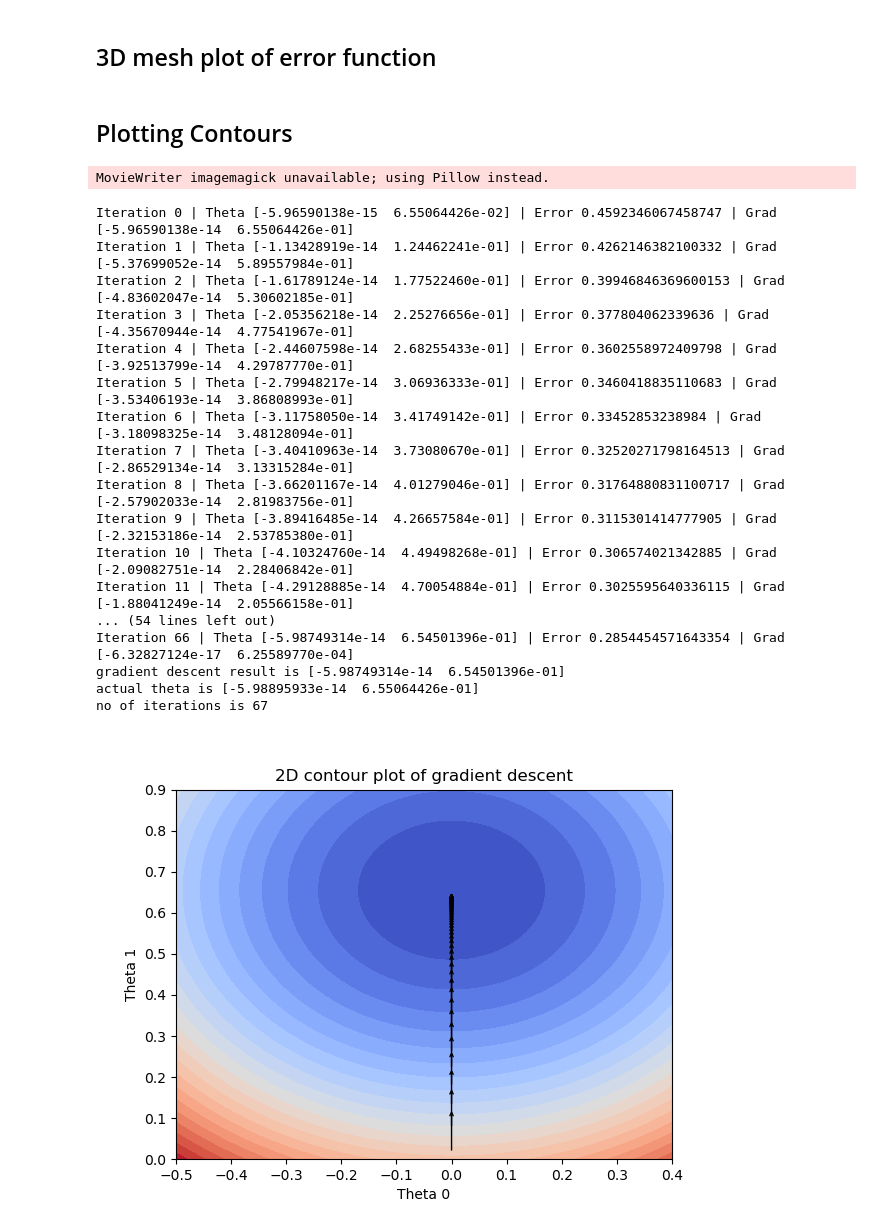
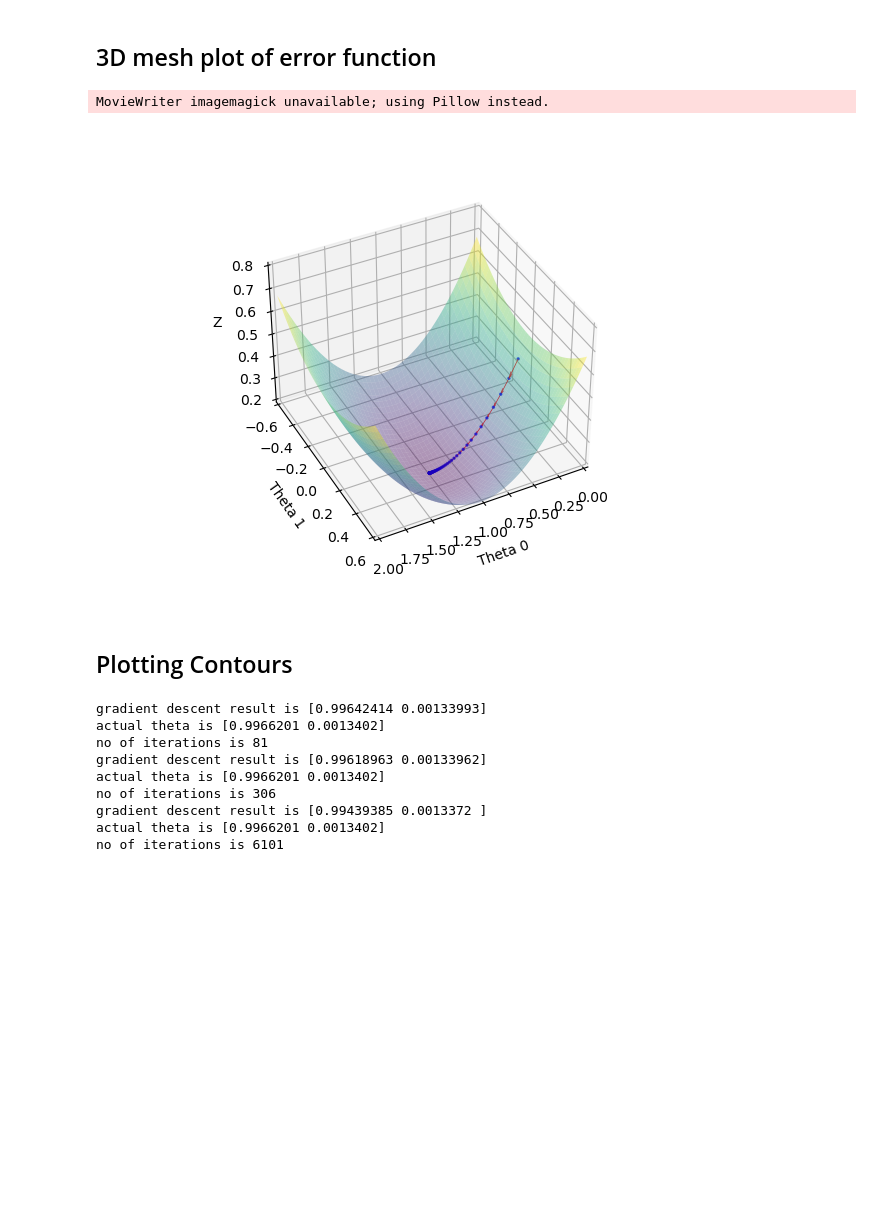
Before and after one commit to Aavegjain/COL774_A1, a Jupyter notebook: part1.ipynb, the cells around one changed output. Saved outputs shown, nothing was run; the diff lists cells and outputs as text; code cells hidden in the pictures; blank space fills up the shorter version.

```diff
--- a/part1.ipynb
+++ b/part1.ipynb
@@ -88,16 +87,21 @@ def gradient_descent(X, Y, learning_param):
 # %% [markdown]
 ## plotting  the data
 # %%
-# def plot_2d_plot(acid_arr,  acidities, Y, theta):
-#     plt.scatter(acid_arr, Y, label = "training set")
-#     plt.title("Training set vs hypothesis function")
+def plot_2d_plot(acid_arr,  acidities, Y, theta):
+    print(acidities)
+    print(acid_arr)
+    plt.scatter(acid_arr, Y, label = "training set")
+    plt.title("Training set vs hypothesis function")
 
-#     H_theta = np.matmul(  acidities, theta )
-#     # label = "slope = " + str(theta[1]) + "\n intercept = " + str(theta[0])
-#     plt.plot(acid_arr, H_theta, label = "hypothesis function", color = "green")
+    H_theta = np.matmul(  acidities, theta )
+    # label = "slope = " + str(theta[1]) + "\n intercept = " + str(theta[0])
+    plt.plot(acid_arr, H_theta, label = "hypothesis function", color = "green")
 
-#     plt.xlabel("X axis (normalized acidities)")
-#     plt.ylabel("Y axis (normalized densities)" )
+    plt.xlabel("X axis (normalized acidities)")
+    plt.ylabel("Y axis (Densities)" )
 
-#     plt.legend()
-#     plt.show()
+    plt.legend()
+    plt.show()
+
+theta, plot_data = gradient_descent(X, Y, 0.1)
+# plot_2d_plot(acid_arr, acidities, Y, theta)
@@ -106,8 +128,8 @@ def gradient_descent(X, Y, learning_param):
 # %%
 %matplotlib ipympl
 
-theta_x = np.arange(-0.5 , 0.5, 0.01 )
-theta_y = np.arange(0,1 , 0.01)
+theta_x = np.arange(0 , 2, 0.01 )
+theta_y = np.arange(-0.6 , 0.6 , 0.01)
 X_mesh, Y_mesh = np.meshgrid(theta_x, theta_y)
 # print(X_mesh)
 # print(Y_mesh)
@@ -132,11 +154,11 @@ def plot_3d_plot(plot_data, save_name):
     ax = fig.add_subplot(111, projection='3d')
     sc = ax.scatter([], [], [], c='b', marker='.', s = 8, alpha=0.7)
 
-    ax.set(xlim3d=(0, 0.5), xlabel='Theta 0')
-    ax.set(ylim3d=(0, 1), ylabel='Theta 1')
+    ax.set(xlim3d=(0, 2), xlabel='Theta 0')
+    ax.set(ylim3d=(-0.6, 0.6), ylabel='Theta 1')
     ax.set(zlim3d=(0.2, 0.8), zlabel='Z')
 
-    ax.plot_surface(X_mesh, Y_mesh, error_surface, alpha = 0.4)
+    ax.plot_surface(X_mesh, Y_mesh, error_surface, alpha = 0.4, cmap='viridis')
 
 
     # Initialization function
@@ -159,8 +181,8 @@ def plot_3d_plot(plot_data, save_name):
 
         return sc,
 
-    azim_angle = 11 # Adjust the azimuth angle (horizontal rotation)
-    elev_angle = 16  # Adjust the elevation angle (vertical rotation)
+    azim_angle = 63 # Adjust the azimuth angle (horizontal rotation)
+    elev_angle = 38  # Adjust the elevation angle (vertical rotation)
     ax.view_init(elev=elev_angle, azim=azim_angle)
 
 
@@ -172,7 +194,10 @@ def plot_3d_plot(plot_data, save_name):
     # Display the animation
     plt.show()
 # %%
-# plot_3d_plot(plot_data, "1_c_animation.png")
+plot_3d_plot(plot_data, "1_c_animation.png")
+# %% [output]
+MovieWriter imagemagick unavailable; using Pillow instead.
+[figure, added]
 # %% [markdown]
 ## Plotting Contours
 # %%
@@ -217,32 +245,22 @@ def plot_contours(plot_data, save_name, time_interval):
     plt.show()
 # %%
 
-# learning_params = [( 0.001, 20), (0.025, 200), (0.1,200) ]
-# learning_params = [(0.001, 1),  (0.025, 200)]
-learning_params = [(0.1, 200)]
+learning_params = [(0.1, 200), (0.025, 200), (0.001, 2)  ]
+# learning_params = [(0.025, 200)]
+# learning_params = [(0.1, 200)]
 for learning_param, time_interval in learning_params:
     theta, plot_data = gradient_descent(X, Y, learning_param)
-    plot_contours(plot_data, f"1_e_animation_{learning_param}.png", time_interval)
+    # plot_contours(plot_data, f"1_e_animation_{learning_param}.png", time_interval)
 # %% [output]
-MovieWriter imagemagick unavailable; using Pillow instead.
+gradient descent result is [0.99642414 0.00133993]
+actual theta is [0.9966201 0.0013402]
+no of iterations is 81
+gradient descent result is [0.99618963 0.00133962]
+actual theta is [0.9966201 0.0013402]
+no of iterations is 306
+gradient descent result is [0.99439385 0.0013372 ]
+actual theta is [0.9966201 0.0013402]
+no of iterations is 6101
-Iteration 0 | Theta [-5.96590138e-15  6.55064426e-02] | Error 0.4592346067458747 | Grad [-5.96590138e-14  6.55064426e-01]
-Iteration 1 | Theta [-1.13428919e-14  1.24462241e-01] | Error 0.4262146382100332 | Grad [-5.37699052e-14  5.89557984e-01]
-Iteration 2 | Theta [-1.61789124e-14  1.77522460e-01] | Error 0.39946846369600153 | Grad [-4.83602047e-14  5.30602185e-01]
-Iteration 3 | Theta [-2.05356218e-14  2.25276656e-01] | Error 0.377804062339636 | Grad [-4.35670944e-14  4.77541967e-01]
-Iteration 4 | Theta [-2.44607598e-14  2.68255433e-01] | Error 0.3602558972409798 | Grad [-3.92513799e-14  4.29787770e-01]
-Iteration 5 | Theta [-2.79948217e-14  3.06936333e-01] | Error 0.3460418835110683 | Grad [-3.53406193e-14  3.86808993e-01]
-Iteration 6 | Theta [-3.11758050e-14  3.41749142e-01] | Error 0.33452853238984 | Grad [-3.18098325e-14  3.48128094e-01]
-Iteration 7 | Theta [-3.40410963e-14  3.73080670e-01] | Error 0.32520271798164513 | Grad [-2.86529134e-14  3.13315284e-01]
-Iteration 8 | Theta [-3.66201167e-14  4.01279046e-01] | Error 0.31764880831100717 | Grad [-2.57902033e-14  2.81983756e-01]
-Iteration 9 | Theta [-3.89416485e-14  4.26657584e-01] | Error 0.3115301414777905 | Grad [-2.32153186e-14  2.53785380e-01]
-Iteration 10 | Theta [-4.10324760e-14  4.49498268e-01] | Error 0.306574021342885 | Grad [-2.09082751e-14  2.28406842e-01]
-Iteration 11 | Theta [-4.29128885e-14  4.70054884e-01] | Error 0.3025595640336115 | Grad [-1.88041249e-14  2.05566158e-01]
-... (54 lines left out)
-Iteration 66 | Theta [-5.98749314e-14  6.54501396e-01] | Error 0.2854454571643354 | Grad [-6.32827124e-17  6.25589770e-04]
-gradient descent result is [-5.98749314e-14  6.54501396e-01]
-actual theta is [-5.98895933e-14  6.55064426e-01]
-no of iterations is 67
-[figure, removed]
 # %%
 def batch_gradient_descent(X, Y):
     theta = np.zeros(X[0].size)
```
Also changed, not shown: parts of 5 cells of this notebook, 30 other files.
